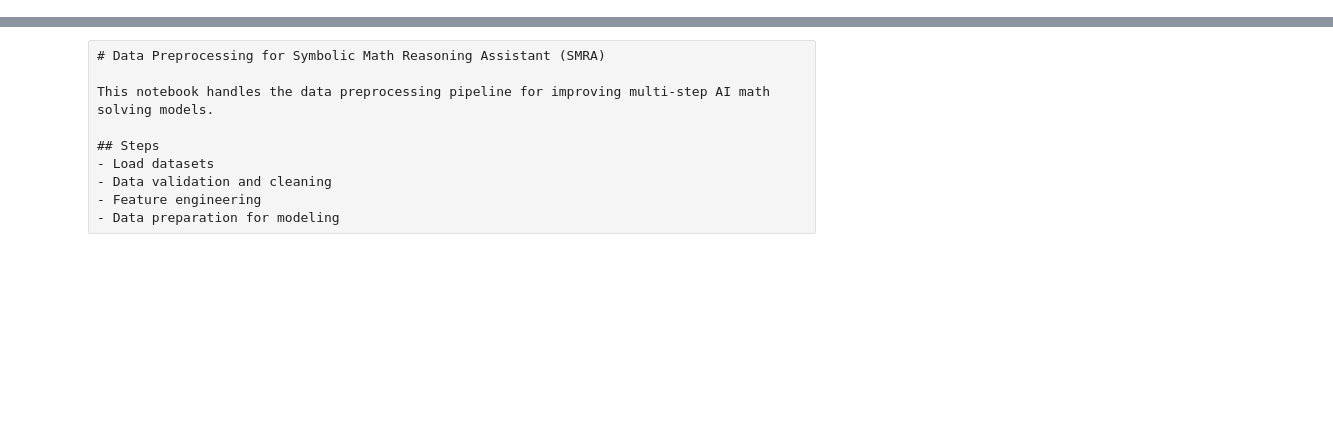
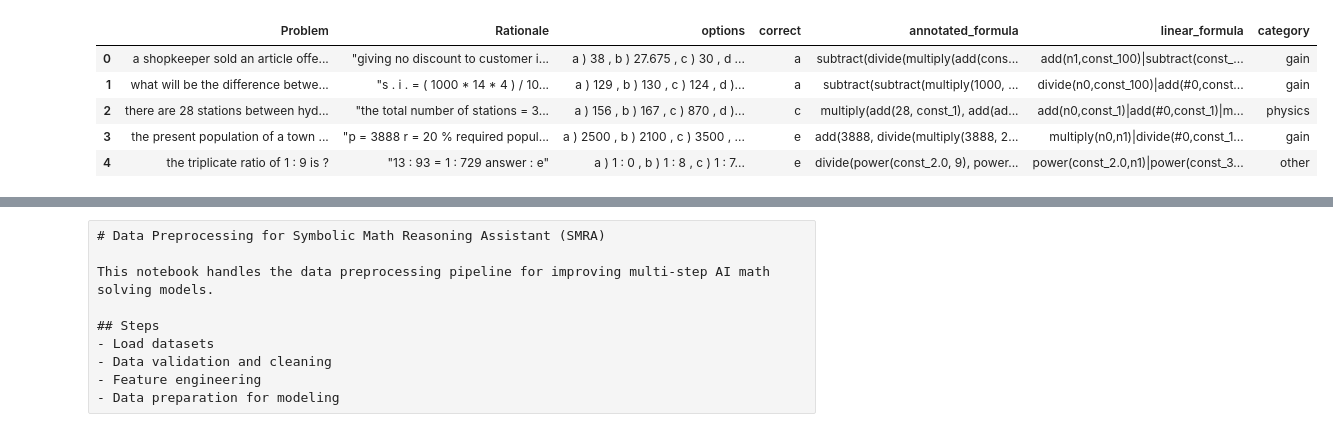
Before and after one commit to kevinmastascusa/symbolic-math-ai, a Jupyter notebook: 01_data_preprocessing.ipynb, the cells around one changed output, grey strips where cells are left out. Drawn from its saved outputs; the diff is of its cells as text; code cells hidden in the pictures; blank space fills up the shorter version.

```diff
--- a/01_data_preprocessing.ipynb
+++ b/01_data_preprocessing.ipynb
@@ -168,0 +215,9 @@ Now you have real data instead of sample data!
+# %%
+mathqa_test_df.head()
+# %% [output]
+|  | Problem | Rationale | options | correct | annotated_formula | linear_formula | category |
+| 0 | a shopkeeper sold an article offe... | "giving no discount to customer i... | a ) 38 , b ) 27.675 , c ) 30 , d ... | a | subtract(divide(multiply(add(cons... | add(n1,const_100)|subtract(const_... | gain |
+| 1 | what will be the difference betwe... | "s . i . = ( 1000 * 14 * 4 ) / 10... | a ) 129 , b ) 130 , c ) 124 , d )... | a | subtract(subtract(multiply(1000, ... | divide(n0,const_100)|add(#0,const... | gain |
+| 2 | there are 28 stations between hyd... | "the total number of stations = 3... | a ) 156 , b ) 167 , c ) 870 , d )... | c | multiply(add(28, const_1), add(ad... | add(n0,const_1)|add(#0,const_1)|m... | physics |
+| 3 | the present population of a town ... | "p = 3888 r = 20 % required popul... | a ) 2500 , b ) 2100 , c ) 3500 , ... | e | add(3888, divide(multiply(3888, 2... | multiply(n0,n1)|divide(#0,const_1... | gain |
+| 4 | the triplicate ratio of 1 : 9 is ? | "13 : 93 = 1 : 729 answer : e" | a ) 1 : 0 , b ) 1 : 8 , c ) 1 : 7... | e | divide(power(const_2.0, 9), power... | power(const_2.0,n1)|power(const_3... | other |
```
Also changed, not shown: parts of 26 cells of this notebook.
